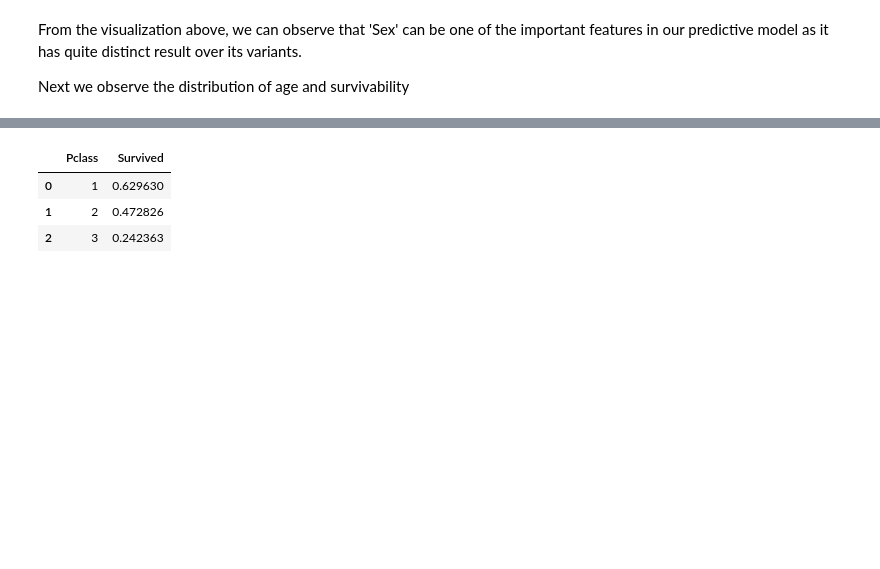
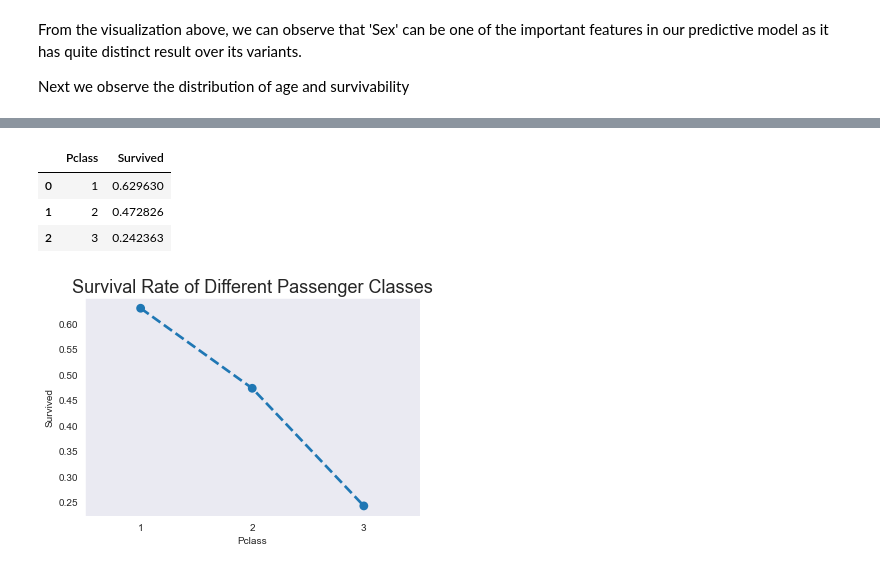
Before and after one commit to juanliong14/titanic_project, a Jupyter notebook: Titanic project.ipynb, the cells around one changed output, grey strips where cells are left out. Cells and saved outputs as stored; diff of their text form; code cells hidden in the pictures; blank space fills up the shorter version.

```diff
--- a/Titanic project.ipynb
+++ b/Titanic project.ipynb
@@ -474,14 +442,15 @@ plot.fig.subplots_adjust(top=0.85)
 # %%
 #Observe distribution of age & pclass vs survavibility
 
 pclass_surv = titanic_train[['Pclass','Survived']].groupby('Pclass', as_index=False).mean()
 display(pclass_surv)
 
-#plot = sns.displot(data=age_pclass_surv, x='Age', row='Pclass',col='Survived', kde=True, bins=8)
-#plot.fig.suptitle("Distribution of Age & Passenger Class on Survived and Deceased Passenger", fontsize=18)
-#plot.fig.subplots_adjust(top=0.85)
+#Point plot to visualize survival rate among different passenger classes
+plt.title("Survival Rate of Different Passenger Classes", fontsize=18)
+plot = sns.pointplot(data=pclass_surv, x='Pclass', y='Survived', ci='sd', linestyles='--')
 # %% [output]
 |  | Pclass | Survived |
 | 0 | 1 | 0.629630 |
 | 1 | 2 | 0.472826 |
 | 2 | 3 | 0.242363 |
+[figure, added]
```
Also changed, not shown: parts of 16 cells of this notebook.
